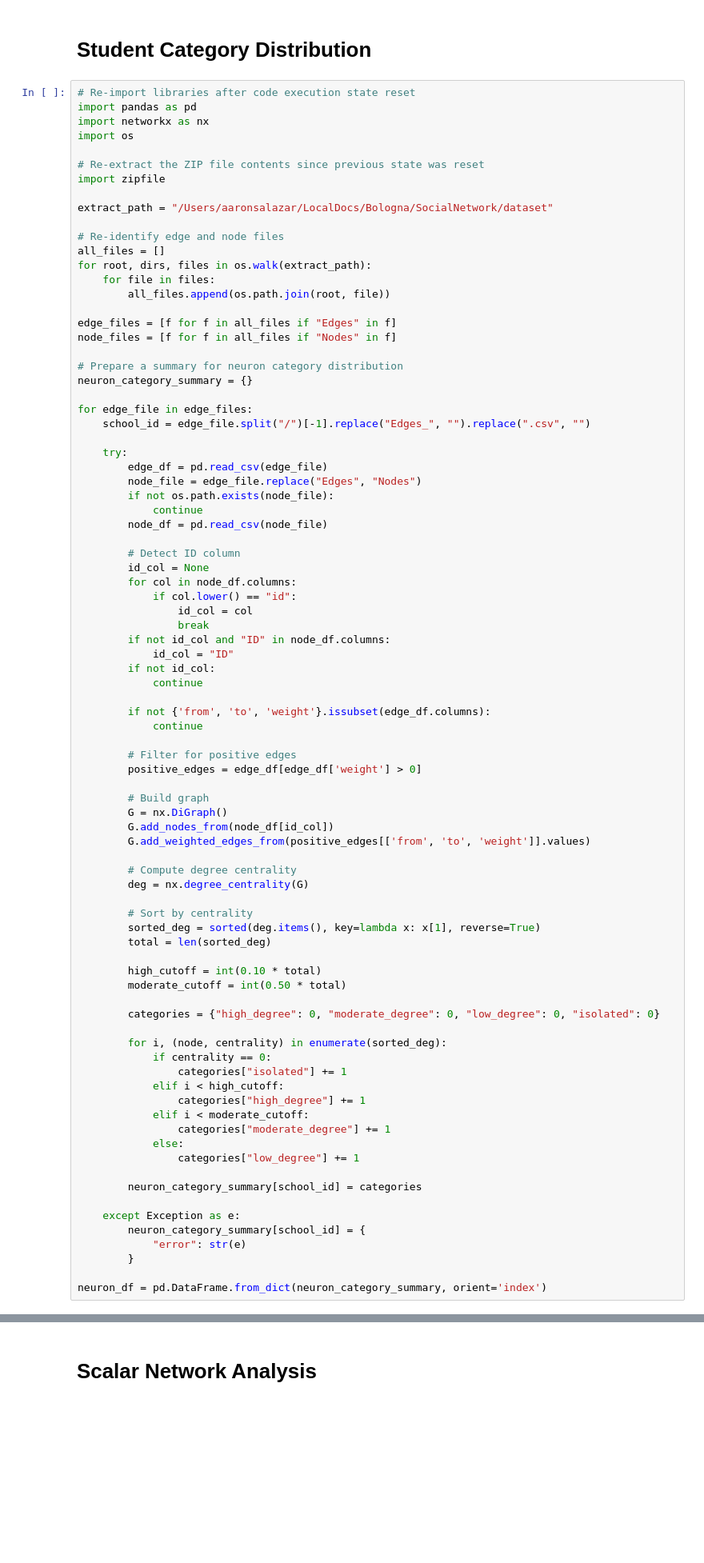
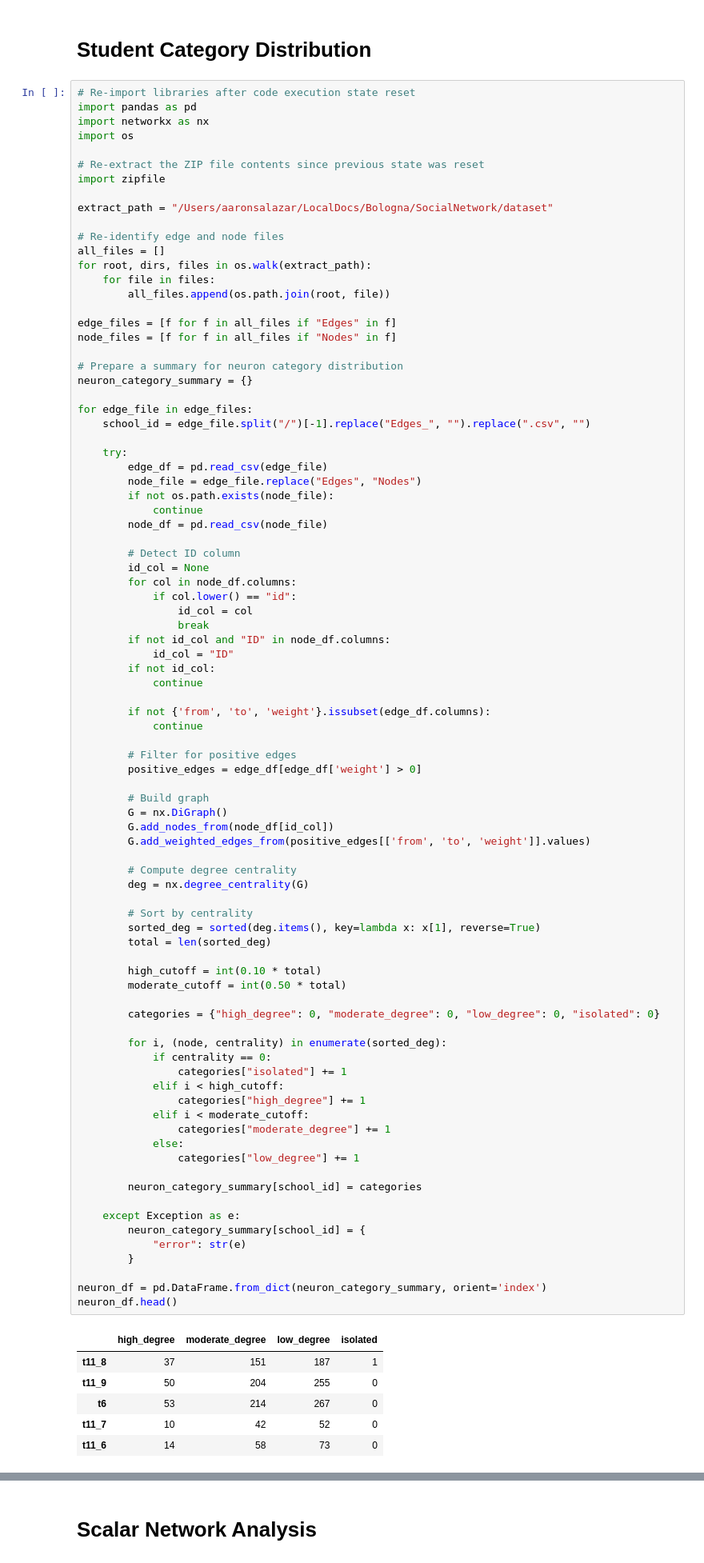
Before and after one commit to asalazar18s/SNA_25, a Jupyter notebook: metrics_AS.ipynb, the cells around one changed output, grey strips where cells are left out. Shown at 80% size. Drawn from its saved outputs; the diff is of its cells as text; blank space fills up the shorter version.

```diff
--- a/metrics_AS.ipynb
+++ b/metrics_AS.ipynb
@@ -58,33 +58,41 @@ for edge_file in edge_files:
         # Compute degree centrality
         deg = nx.degree_centrality(G)
 
         # Sort by centrality
         sorted_deg = sorted(deg.items(), key=lambda x: x[1], reverse=True)
         total = len(sorted_deg)
 
         high_cutoff = int(0.10 * total)
         moderate_cutoff = int(0.50 * total)
 
         categories = {"high_degree": 0, "moderate_degree": 0, "low_degree": 0, "isolated": 0}
 
         for i, (node, centrality) in enumerate(sorted_deg):
             if centrality == 0:
                 categories["isolated"] += 1
             elif i < high_cutoff:
                 categories["high_degree"] += 1
             elif i < moderate_cutoff:
                 categories["moderate_degree"] += 1
             else:
                 categories["low_degree"] += 1
 
         neuron_category_summary[school_id] = categories
 
     except Exception as e:
         neuron_category_summary[school_id] = {
             "error": str(e)
         }
 
 neuron_df = pd.DataFrame.from_dict(neuron_category_summary, orient='index')
+neuron_df.head()
+# %% [output]
+|  | high_degree | moderate_degree | low_degree | isolated |
+| t11_8 | 37 | 151 | 187 | 1 |
+| t11_9 | 50 | 204 | 255 | 0 |
+| t6 | 53 | 214 | 267 | 0 |
+| t11_7 | 10 | 42 | 52 | 0 |
+| t11_6 | 14 | 58 | 73 | 0 |
 # %%
 import matplotlib.pyplot as plt
 
```
Also changed, not shown: parts of 4 cells of this notebook.
